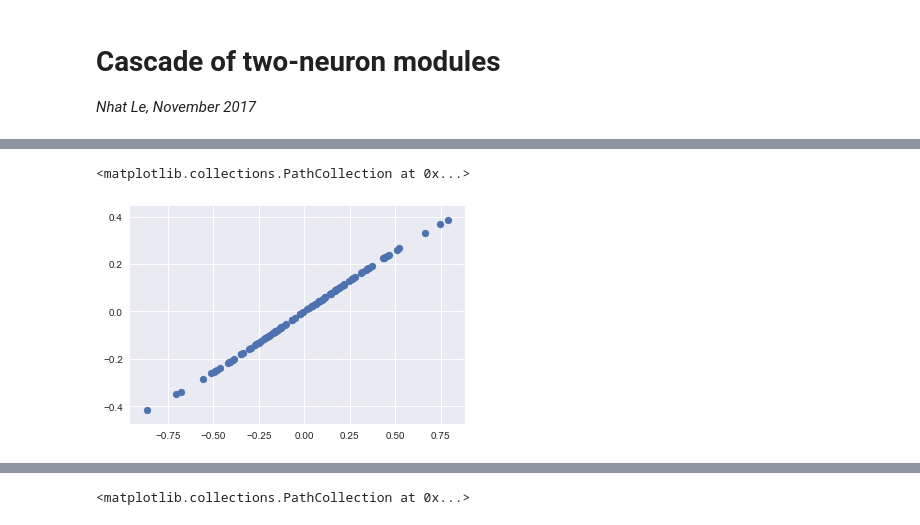
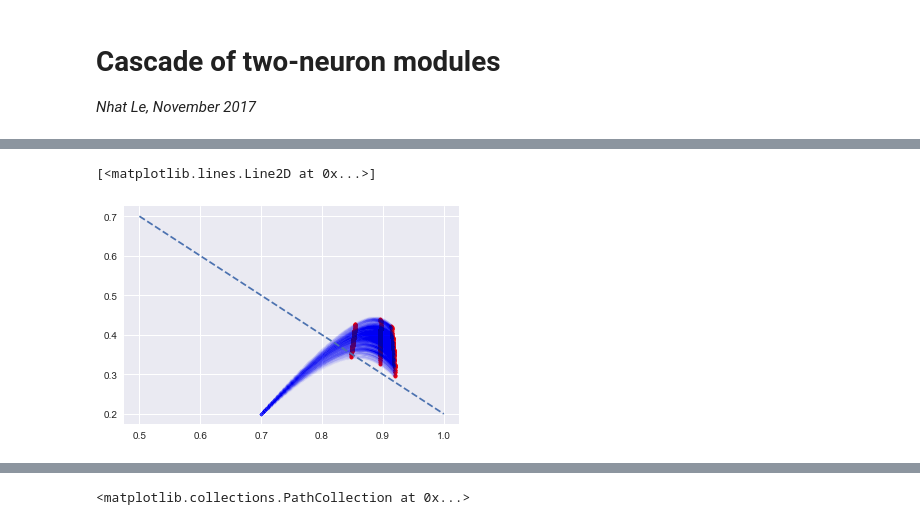
Before and after one commit to jazlab/SE_NL_MJ_2020, a Jupyter notebook: two_neuron_cascade.ipynb, the cells around one changed output, grey strips where cells are left out. Saved outputs shown, nothing was run; the diff lists cells and outputs as text; code cells hidden in the pictures.

```diff
--- a/two_neuron_cascade.ipynb
+++ b/two_neuron_cascade.ipynb
@@ -170,18 +255,24 @@ plt.plot(ulst_noise1, vlst_noise1, 'b.', alpha=0.05);
 # %%
 # Module 2!
-ref2 = 1
-k2 = 5
-ext_module2 = (ext_module1 - k2 * (final_pos1 - ref2))
+ref2 = np.mean(final_pos1)
+k2 = 2
+ext_module2 = (ext_module1 + k2 * (final_pos1 - ref2))
 
 param_dict_module2 = {'Wut': 6, 'Wvt': 6, 'Wuv': 6, 'Wvu': 6,
-              'theta': 0.5, 'tau': 100, 'dt': 1, 'ext': ext_module2, 'sigma': 0}
+              'theta': 0.8, 'tau': 100, 'dt': 1, 'ext': ext_module2, 'sigma': 0}
 
 state_dict = {'u': np.array([0.7] * ntrials), 'v': np.array([0.2] * ntrials)}
-ulst_noise2, vlst_noise2 = simulate_u_v_exp_multi(state_dict, param_dict_module2, 400)
+ulst_noise2, vlst_noise2 = simulate_u_v_exp_multi(state_dict, param_dict_module2, 300)
 decision_v2 = ulst_noise2 - vlst_noise2
-final_pos2 = (ulst_noise2 + vlst_noise2)[-1, :]
+final_pos2 = (ulst_noise2 - vlst_noise2)[-1, :]
-# %%
-plt.scatter(ext_module1, ext_module2)
-# %% [output]
-<matplotlib.collections.PathCollection at 0x...>
-[figure, removed]
+# %%
+plt.plot(ulst_noise2, vlst_noise2, 'b.', alpha=0.01);
+k = np.linspace(0.5, 1, 100)
+plt.scatter(ulst_noise2[100,:], vlst_noise2[100,:], color='r', marker='.');
+plt.scatter(ulst_noise2[200,:], vlst_noise2[200,:], color='r', marker='.');
+plt.scatter(ulst_noise2[300,:], vlst_noise2[300,:], color='r', marker='.');
+
+plt.plot(k , 1 - k + 0.2, '--')
+# %% [output]
+[<matplotlib.lines.Line2D at 0x...>]
+[figure, added]
```
Also changed, not shown: parts of 25 cells of this notebook.
